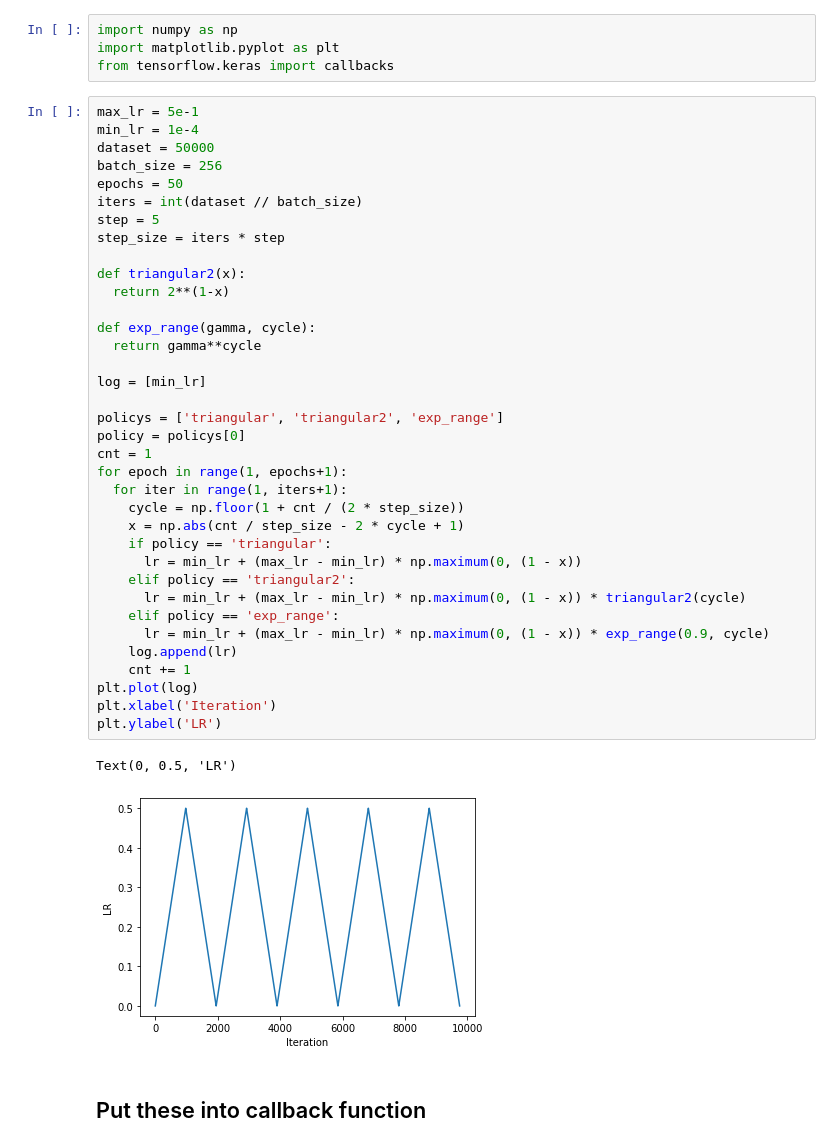
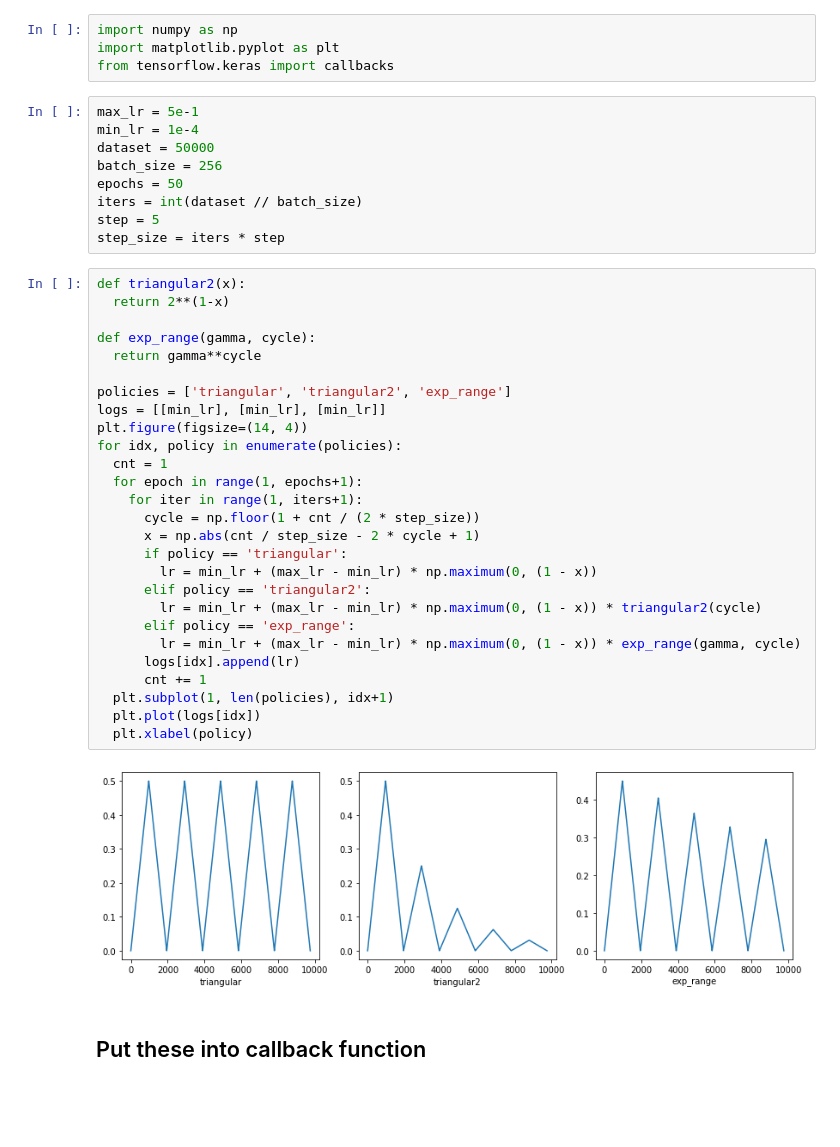
Before and after one commit to aisaack/implementation, a Jupyter notebook: CLR.ipynb, the cells around one changed output. Drawn from its saved outputs; the diff is of its cells as text; blank space fills up the shorter version.

```diff
--- a/CLR.ipynb
+++ b/CLR.ipynb
@@ -27,45 +26,44 @@ What we actually need is not current epoch but current iteration so that we can
 import numpy as np
 import matplotlib.pyplot as plt
 from tensorflow.keras import callbacks
+# %%
+max_lr = 5e-1
+min_lr = 1e-4
+dataset = 50000
+batch_size = 256
+epochs = 50
+iters = int(dataset // batch_size)
+step = 5
+step_size = iters * step
 # %%
-max_lr = 5e-1
-min_lr = 1e-4
-dataset = 50000
-batch_size = 256
-epochs = 50
-iters = int(dataset // batch_size)
-step = 5
-step_size = iters * step
-
 def triangular2(x):
   return 2**(1-x)
 
 def exp_range(gamma, cycle):
   return gamma**cycle
 
-log = [min_lr]
-
-policys = ['triangular', 'triangular2', 'exp_range']
-policy = policys[0]
-cnt = 1
-for epoch in range(1, epochs+1):
-  for iter in range(1, iters+1):
-    cycle = np.floor(1 + cnt / (2 * step_size))
-    x = np.abs(cnt / step_size - 2 * cycle + 1)
-    if policy == 'triangular':
-      lr = min_lr + (max_lr - min_lr) * np.maximum(0, (1 - x))
-    elif policy == 'triangular2':
-      lr = min_lr + (max_lr - min_lr) * np.maximum(0, (1 - x)) * triangular2(cycle)
-    elif policy == 'exp_range':
-      lr = min_lr + (max_lr - min_lr) * np.maximum(0, (1 - x)) * exp_range(0.9, cycle)
-    log.append(lr)
-    cnt += 1
-plt.plot(log)
-plt.xlabel('Iteration')
-plt.ylabel('LR')
+policies = ['triangular', 'triangular2', 'exp_range']
+logs = [[min_lr], [min_lr], [min_lr]]
+plt.figure(figsize=(14, 4))
+for idx, policy in enumerate(policies):
+  cnt = 1
+  for epoch in range(1, epochs+1):
+    for iter in range(1, iters+1):
+      cycle = np.floor(1 + cnt / (2 * step_size))
+      x = np.abs(cnt / step_size - 2 * cycle + 1)
+      if policy == 'triangular':
+        lr = min_lr + (max_lr - min_lr) * np.maximum(0, (1 - x))
+      elif policy == 'triangular2':
+        lr = min_lr + (max_lr - min_lr) * np.maximum(0, (1 - x)) * triangular2(cycle)
+      elif policy == 'exp_range':
+        lr = min_lr + (max_lr - min_lr) * np.maximum(0, (1 - x)) * exp_range(gamma, cycle)
+      logs[idx].append(lr)
+      cnt += 1
+  plt.subplot(1, len(policies), idx+1)
+  plt.plot(logs[idx])
+  plt.xlabel(policy)
 # %% [output]
-Text(0, 0.5, 'LR')
-[figure, old version]
+[figure, new version]
 # %% [markdown]
 ## Put these into callback function
 # %%
```
Also changed, not shown: parts of 2 cells of this notebook.
